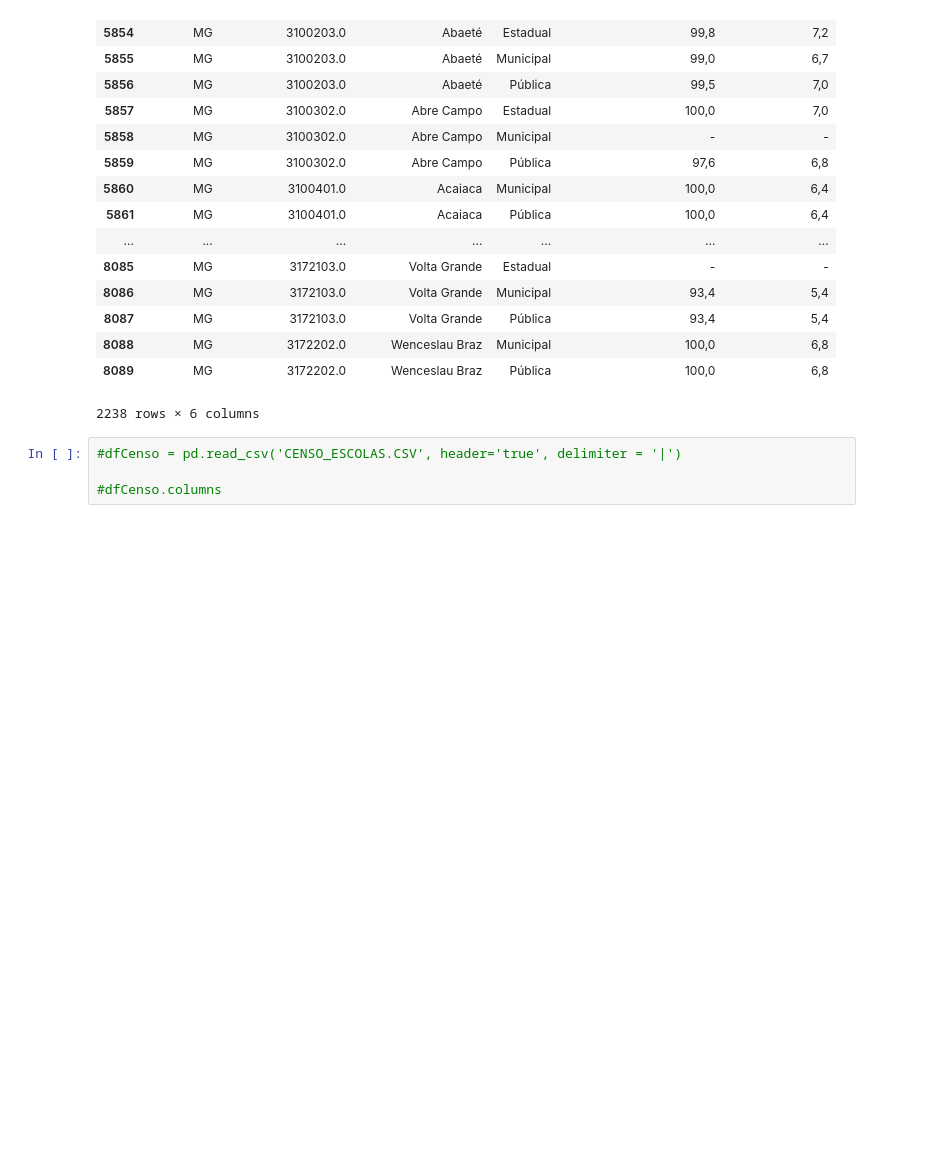
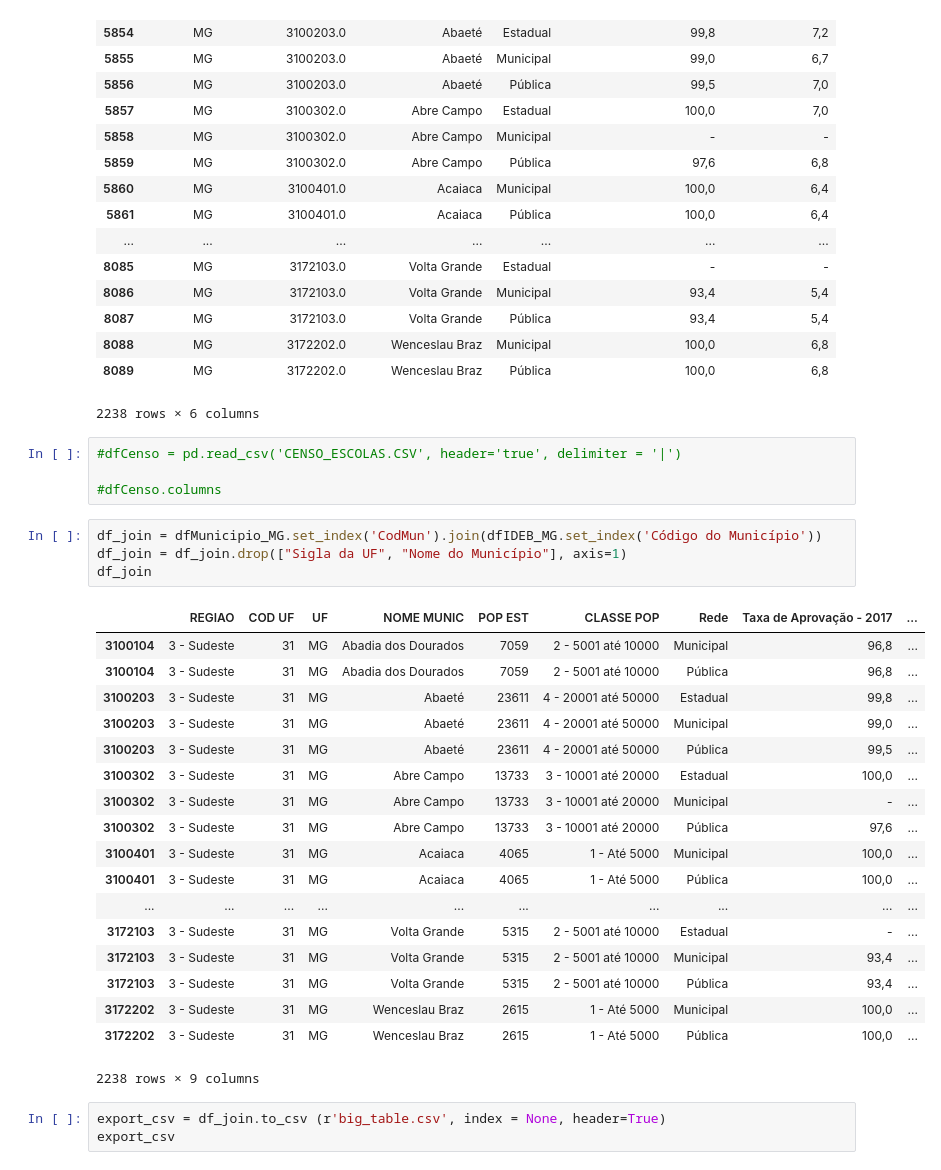
Before and after one commit to jessicatcr-zz/edu-municipios, a Jupyter notebook: MSI2_Fist-Steps.ipynb, the cells around one changed output. Cells and saved outputs as stored; diff of their text form; blank space fills up the shorter version.

Commit message:
With big table

```diff
--- a/MSI2_Fist-Steps.ipynb
+++ b/MSI2_Fist-Steps.ipynb
@@ -116,3 +116,29 @@ dfIDEB_MG
 #dfCenso = pd.read_csv('CENSO_ESCOLAS.CSV', header='true', delimiter = '|')
 
 #dfCenso.columns
+# %%
+df_join = dfMunicipio_MG.set_index('CodMun').join(dfIDEB_MG.set_index('Código do Município'))
+df_join = df_join.drop(["Sigla da UF", "Nome do Município"], axis=1)
+df_join
+# %% [output]
+|  | REGIAO | COD UF | UF | NOME MUNIC | POP EST | CLASSE POP | Rede | Taxa de Aprovação - 2017 | ... |
+| 3100104 | 3 - Sudeste | 31 | MG | Abadia dos Dourados | 7059 | 2 - 5001 até 10000 | Municipal | 96,8 | ... |
+| 3100104 | 3 - Sudeste | 31 | MG | Abadia dos Dourados | 7059 | 2 - 5001 até 10000 | Pública | 96,8 | ... |
+| 3100203 | 3 - Sudeste | 31 | MG | Abaeté | 23611 | 4 - 20001 até 50000 | Estadual | 99,8 | ... |
+| 3100203 | 3 - Sudeste | 31 | MG | Abaeté | 23611 | 4 - 20001 até 50000 | Municipal | 99,0 | ... |
+| 3100203 | 3 - Sudeste | 31 | MG | Abaeté | 23611 | 4 - 20001 até 50000 | Pública | 99,5 | ... |
+| 3100302 | 3 - Sudeste | 31 | MG | Abre Campo | 13733 | 3 - 10001 até 20000 | Estadual | 100,0 | ... |
+| 3100302 | 3 - Sudeste | 31 | MG | Abre Campo | 13733 | 3 - 10001 até 20000 | Municipal | - | ... |
+| 3100302 | 3 - Sudeste | 31 | MG | Abre Campo | 13733 | 3 - 10001 até 20000 | Pública | 97,6 | ... |
+| 3100401 | 3 - Sudeste | 31 | MG | Acaiaca | 4065 | 1 - Até 5000 | Municipal | 100,0 | ... |
+| 3100401 | 3 - Sudeste | 31 | MG | Acaiaca | 4065 | 1 - Até 5000 | Pública | 100,0 | ... |
+| ... | ... | ... | ... | ... | ... | ... | ... | ... | ... |
+| 3172103 | 3 - Sudeste | 31 | MG | Volta Grande | 5315 | 2 - 5001 até 10000 | Estadual | - | ... |
+| 3172103 | 3 - Sudeste | 31 | MG | Volta Grande | 5315 | 2 - 5001 até 10000 | Municipal | 93,4 | ... |
+| 3172103 | 3 - Sudeste | 31 | MG | Volta Grande | 5315 | 2 - 5001 até 10000 | Pública | 93,4 | ... |
+| 3172202 | 3 - Sudeste | 31 | MG | Wenceslau Braz | 2615 | 1 - Até 5000 | Municipal | 100,0 | ... |
+| 3172202 | 3 - Sudeste | 31 | MG | Wenceslau Braz | 2615 | 1 - Até 5000 | Pública | 100,0 | ... |
+2238 rows × 9 columns
+# %%
+export_csv = df_join.to_csv (r'big_table.csv', index = None, header=True)
+export_csv
```
Also changed, not shown: 2 other files.
